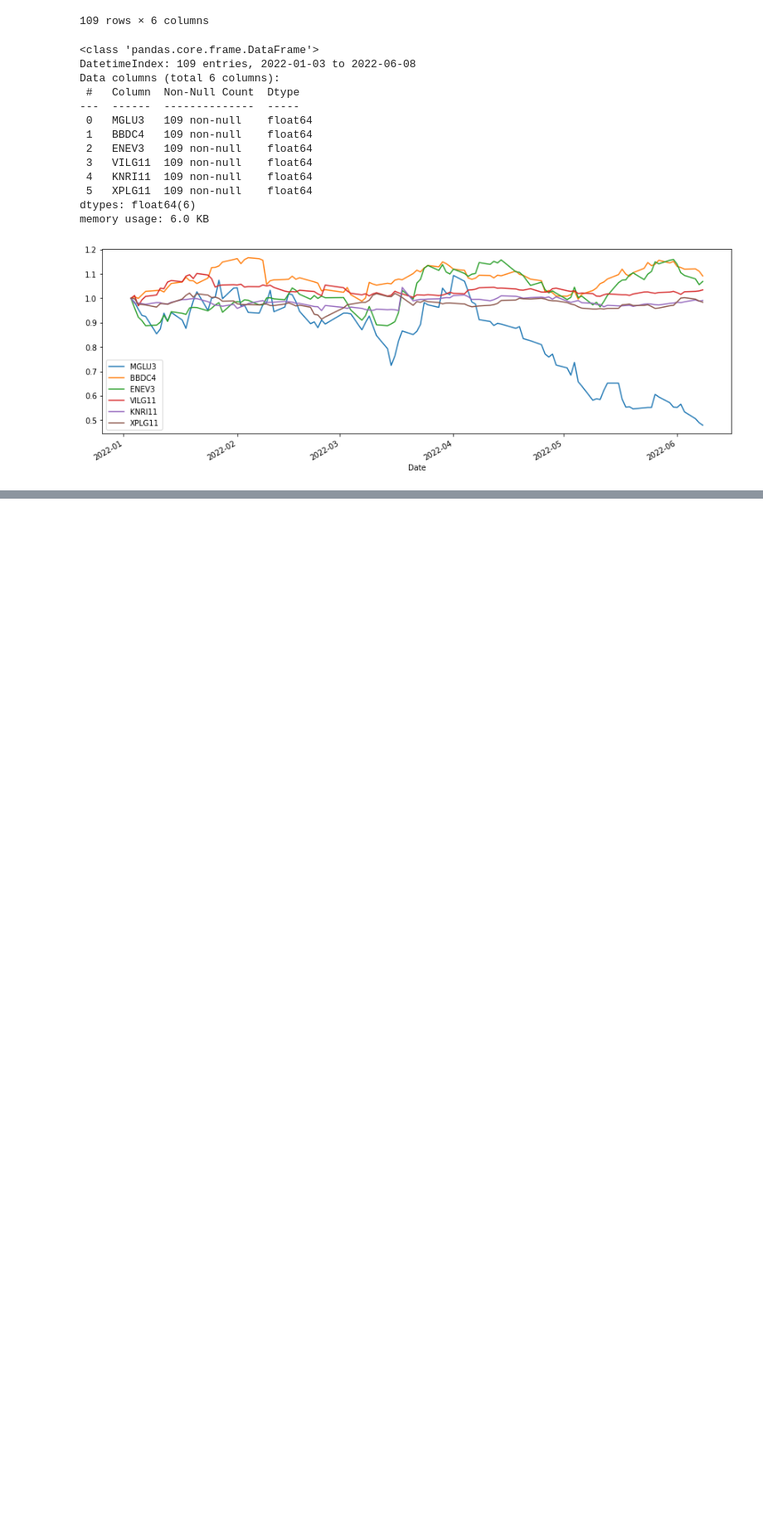
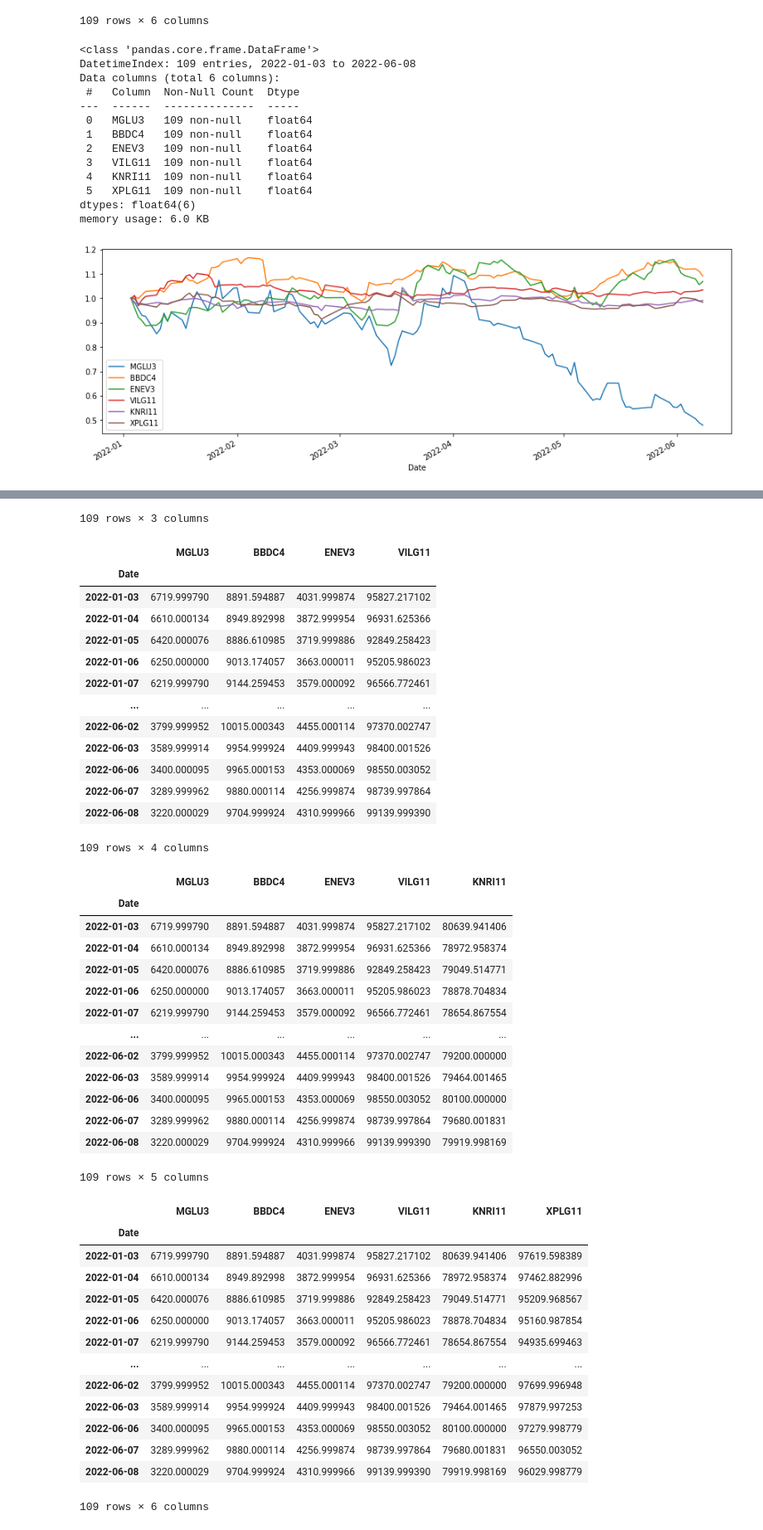
Before and after one commit to Cristiannireis/analise_CarteiraDeAtivos, a Jupyter notebook: carteira_ativos.ipynb, the cells around one changed output, grey strips where cells are left out. Shown: that part at 83% size. Saved outputs shown, nothing was run; the diff lists cells and outputs as text; code cells hidden in the pictures; blank space fills up the shorter version.

```diff
--- a/carteira_ativos.ipynb
+++ b/carteira_ativos.ipynb
@@ -129,0 +148,7 @@ memory usage: 6.0 KB
+# %%
+#Criando um dataframe com as quantidades de ações.
+investimento = pd.DataFrame()
+for ativos in carteira_ativos['Ativos']:
+    investimento[ativos] = cotacoes_carteira_ativos[ativos] * carteira_ativos.loc[carteira_ativos['Ativos']==ativos, 'Qtde'].values[0]
+    display(investimento)
+# %% [output]
@@ -129,0 +196,43 @@ memory usage: 6.0 KB
+109 rows × 3 columns
+|  | MGLU3 | BBDC4 | ENEV3 | VILG11 |
+| Date |  |  |  |  |
+| 2022-01-03 | 6719.999790 | 8891.594887 | 4031.999874 | 95827.217102 |
+| 2022-01-04 | 6610.000134 | 8949.892998 | 3872.999954 | 96931.625366 |
+| 2022-01-05 | 6420.000076 | 8886.610985 | 3719.999886 | 92849.258423 |
+| 2022-01-06 | 6250.000000 | 9013.174057 | 3663.000011 | 95205.986023 |
+| 2022-01-07 | 6219.999790 | 9144.259453 | 3579.000092 | 96566.772461 |
+| ... | ... | ... | ... | ... |
+| 2022-06-02 | 3799.999952 | 10015.000343 | 4455.000114 | 97370.002747 |
+| 2022-06-03 | 3589.999914 | 9954.999924 | 4409.999943 | 98400.001526 |
+| 2022-06-06 | 3400.000095 | 9965.000153 | 4353.000069 | 98550.003052 |
+| 2022-06-07 | 3289.999962 | 9880.000114 | 4256.999874 | 98739.997864 |
+| 2022-06-08 | 3220.000029 | 9704.999924 | 4310.999966 | 99139.999390 |
+109 rows × 4 columns
+|  | MGLU3 | BBDC4 | ENEV3 | VILG11 | KNRI11 |
+| Date |  |  |  |  |  |
+| 2022-01-03 | 6719.999790 | 8891.594887 | 4031.999874 | 95827.217102 | 80639.941406 |
+| 2022-01-04 | 6610.000134 | 8949.892998 | 3872.999954 | 96931.625366 | 78972.958374 |
+| 2022-01-05 | 6420.000076 | 8886.610985 | 3719.999886 | 92849.258423 | 79049.514771 |
+| 2022-01-06 | 6250.000000 | 9013.174057 | 3663.000011 | 95205.986023 | 78878.704834 |
+| 2022-01-07 | 6219.999790 | 9144.259453 | 3579.000092 | 96566.772461 | 78654.867554 |
+| ... | ... | ... | ... | ... | ... |
+| 2022-06-02 | 3799.999952 | 10015.000343 | 4455.000114 | 97370.002747 | 79200.000000 |
+| 2022-06-03 | 3589.999914 | 9954.999924 | 4409.999943 | 98400.001526 | 79464.001465 |
+| 2022-06-06 | 3400.000095 | 9965.000153 | 4353.000069 | 98550.003052 | 80100.000000 |
+| 2022-06-07 | 3289.999962 | 9880.000114 | 4256.999874 | 98739.997864 | 79680.001831 |
+| 2022-06-08 | 3220.000029 | 9704.999924 | 4310.999966 | 99139.999390 | 79919.998169 |
+109 rows × 5 columns
+|  | MGLU3 | BBDC4 | ENEV3 | VILG11 | KNRI11 | XPLG11 |
+| Date |  |  |  |  |  |  |
+| 2022-01-03 | 6719.999790 | 8891.594887 | 4031.999874 | 95827.217102 | 80639.941406 | 97619.598389 |
+| 2022-01-04 | 6610.000134 | 8949.892998 | 3872.999954 | 96931.625366 | 78972.958374 | 97462.882996 |
+| 2022-01-05 | 6420.000076 | 8886.610985 | 3719.999886 | 92849.258423 | 79049.514771 | 95209.968567 |
+| 2022-01-06 | 6250.000000 | 9013.174057 | 3663.000011 | 95205.986023 | 78878.704834 | 95160.987854 |
+| 2022-01-07 | 6219.999790 | 9144.259453 | 3579.000092 | 96566.772461 | 78654.867554 | 94935.699463 |
+| ... | ... | ... | ... | ... | ... | ... |
+| 2022-06-02 | 3799.999952 | 10015.000343 | 4455.000114 | 97370.002747 | 79200.000000 | 97699.996948 |
+| 2022-06-03 | 3589.999914 | 9954.999924 | 4409.999943 | 98400.001526 | 79464.001465 | 97879.997253 |
+| 2022-06-06 | 3400.000095 | 9965.000153 | 4353.000069 | 98550.003052 | 80100.000000 | 97279.998779 |
+| 2022-06-07 | 3289.999962 | 9880.000114 | 4256.999874 | 98739.997864 | 79680.001831 | 96550.003052 |
+| 2022-06-08 | 3220.000029 | 9704.999924 | 4310.999966 | 99139.999390 | 79919.998169 | 96029.998779 |
+109 rows × 6 columns
```
Also changed, not shown: parts of 3 cells of this notebook.
